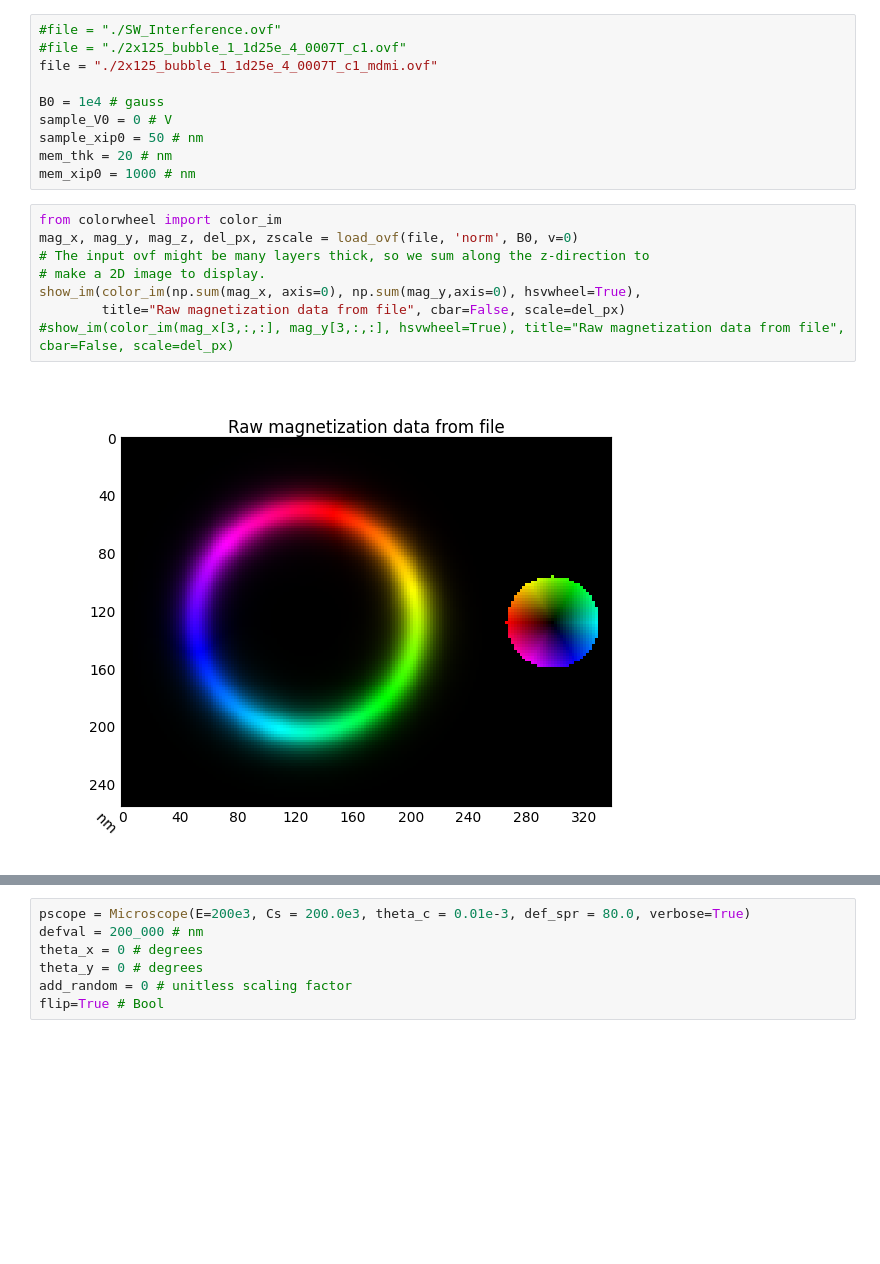
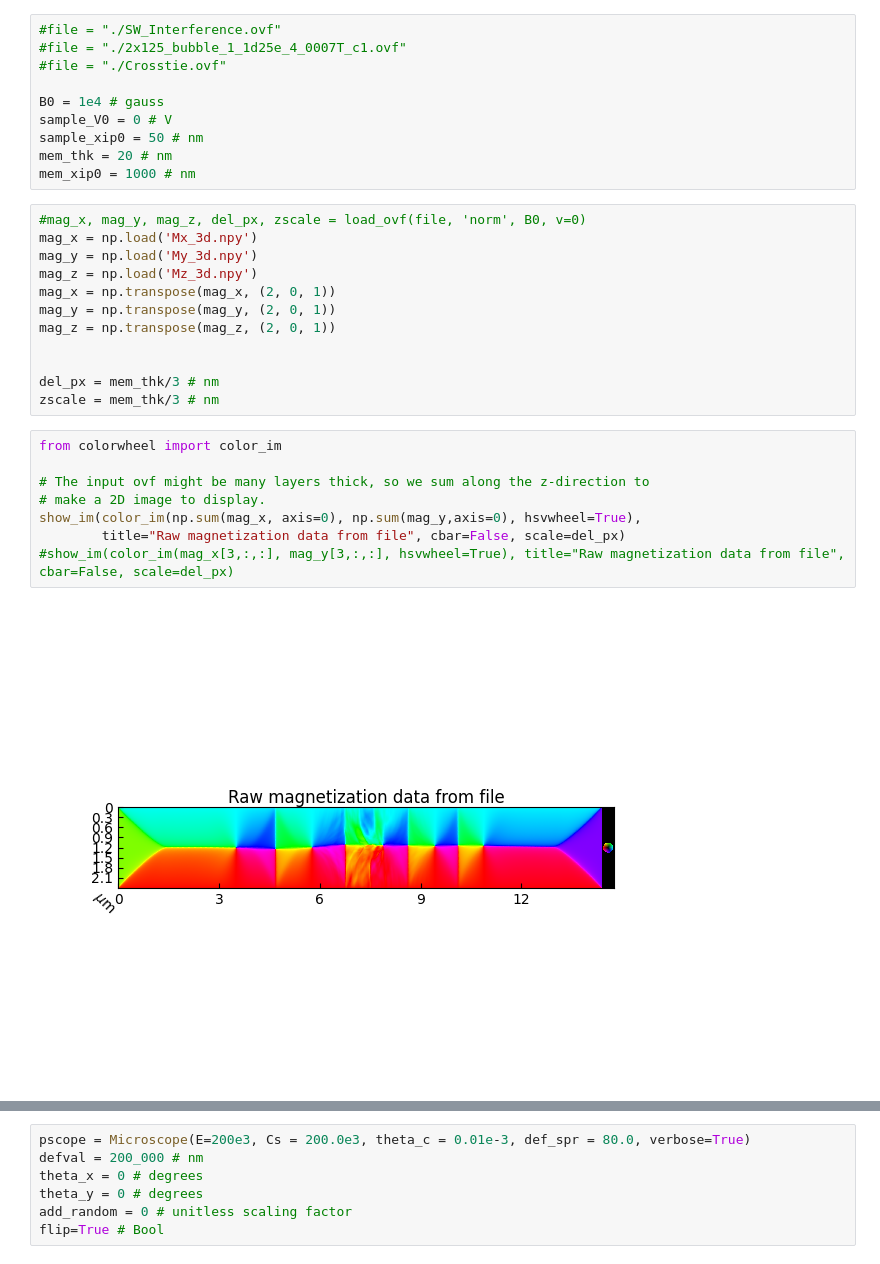
Before and after one commit to HarrismLiuch/PyLorentz, a Jupyter notebook: sw_simulation/sw_sim_LTEM_from_npy.ipynb, the cells around one changed output, grey strips where cells are left out. Drawn from its saved outputs; the diff is of its cells as text; blank space fills up the shorter version.

```diff
--- a/sw_simulation/sw_sim_LTEM_from_npy.ipynb
+++ b/sw_simulation/sw_sim_LTEM_from_npy.ipynb
@@ -14,23 +12,35 @@ ModuleNotFoundError: No module named 'ipywidgets'
 # %%
 #file = "./SW_Interference.ovf"
 #file = "./2x125_bubble_1_1d25e_4_0007T_c1.ovf"
-file = "./2x125_bubble_1_1d25e_4_0007T_c1_mdmi.ovf"
+#file = "./Crosstie.ovf"
 
 B0 = 1e4 # gauss
 sample_V0 = 0 # V
 sample_xip0 = 50 # nm
 mem_thk = 20 # nm
 mem_xip0 = 1000 # nm
+# %%
+#mag_x, mag_y, mag_z, del_px, zscale = load_ovf(file, 'norm', B0, v=0)
+mag_x = np.load('Mx_3d.npy')
+mag_y = np.load('My_3d.npy')
+mag_z = np.load('Mz_3d.npy')
+mag_x = np.transpose(mag_x, (2, 0, 1))
+mag_y = np.transpose(mag_y, (2, 0, 1))
+mag_z = np.transpose(mag_z, (2, 0, 1))
+
+
+del_px = mem_thk/3 # nm
+zscale = mem_thk/3 # nm
 # %%
 from colorwheel import color_im
-mag_x, mag_y, mag_z, del_px, zscale = load_ovf(file, 'norm', B0, v=0)
+
 # The input ovf might be many layers thick, so we sum along the z-direction to
 # make a 2D image to display.
 show_im(color_im(np.sum(mag_x, axis=0), np.sum(mag_y,axis=0), hsvwheel=True),
         title="Raw magnetization data from file", cbar=False, scale=del_px)
 #show_im(color_im(mag_x[3,:,:], mag_y[3,:,:], hsvwheel=True), title="Raw magnetization data from file", cbar=False, scale=del_px)
 # %% [output]
-[figure, old version]
+[figure, new version]
 # %%
 thk_map = make_thickness_map(mag_x, mag_y, mag_z)
 show_im(thk_map.sum(axis=0), "Thickness map", cbar=False)
```
Also changed, not shown: parts of 7 cells of this notebook, 1 other file.
